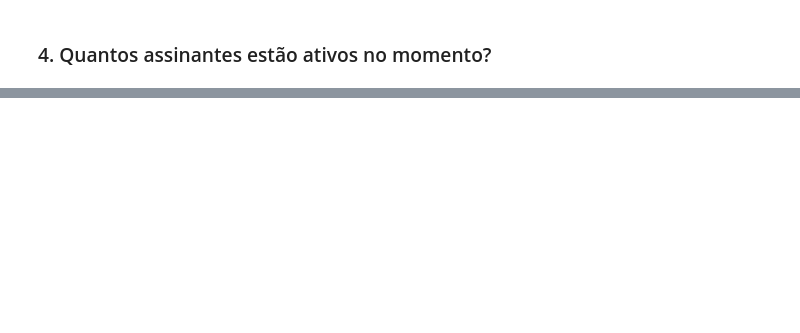
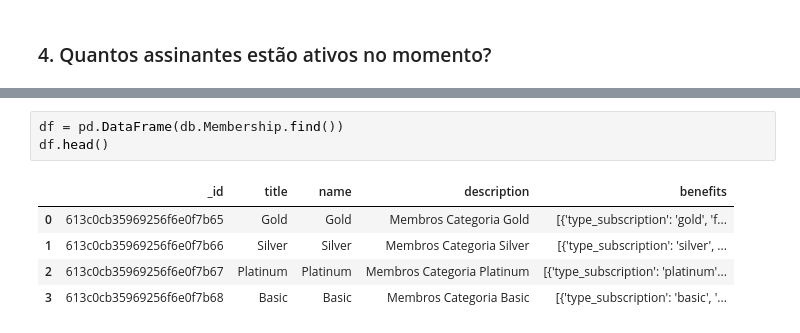
Before and after one commit to equipe3-eng-software/inf325-marketplace-final, a Jupyter notebook: notebooks/data_analytics.ipynb, the cells around one changed output, grey strips where cells are left out. Drawn from its saved outputs; the diff is of its cells as text; blank space fills up the shorter version.

```diff
--- a/notebooks/data_analytics.ipynb
+++ b/notebooks/data_analytics.ipynb
@@ -68,3 +196,12 @@ df['payment'].iplot(kind='hist', bins=50, title='Histograma da coluna Payments')
+# %%
+df = pd.DataFrame(db.Membership.find())
+df.head()
+# %% [output]
+|  | _id | title | name | description | benefits |
+| 0 | 613c0cb35969256f6e0f7b65 | Gold | Gold | Membros Categoria Gold | [{'type_subscription': 'gold', 'f... |
+| 1 | 613c0cb35969256f6e0f7b66 | Silver | Silver | Membros Categoria Silver | [{'type_subscription': 'silver', ... |
+| 2 | 613c0cb35969256f6e0f7b67 | Platinum | Platinum | Membros Categoria Platinum | [{'type_subscription': 'platinum'... |
+| 3 | 613c0cb35969256f6e0f7b68 | Basic | Basic | Membros Categoria Basic | [{'type_subscription': 'basic', '... |
 # %%
 cf.go_offline()
 df['membership'].iplot(kind='hist', bins=50, title='Histograma da coluna Membership')
```
Also changed, not shown: parts of 21 cells of this notebook, 1 other file.
